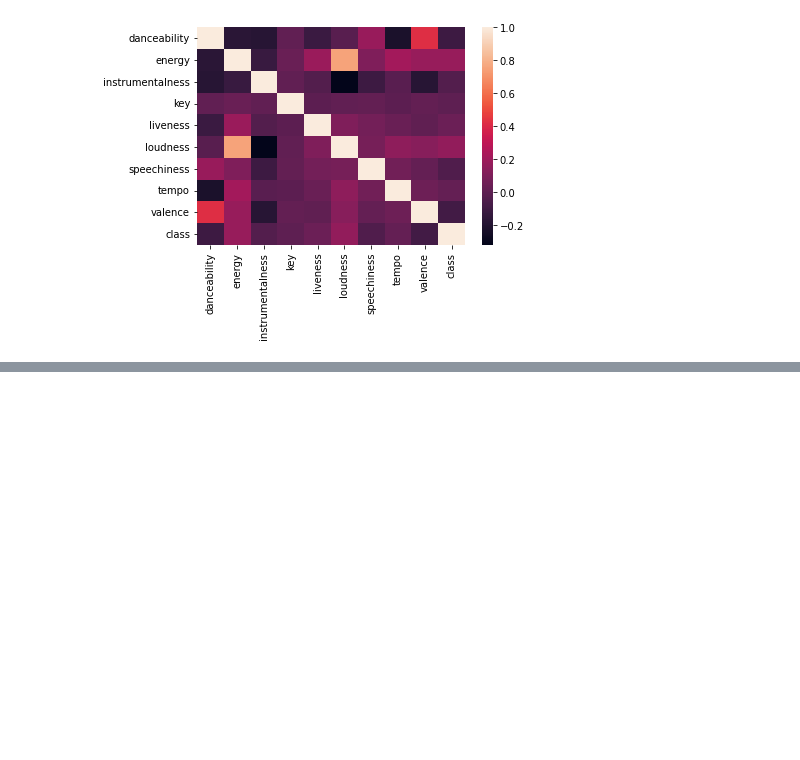
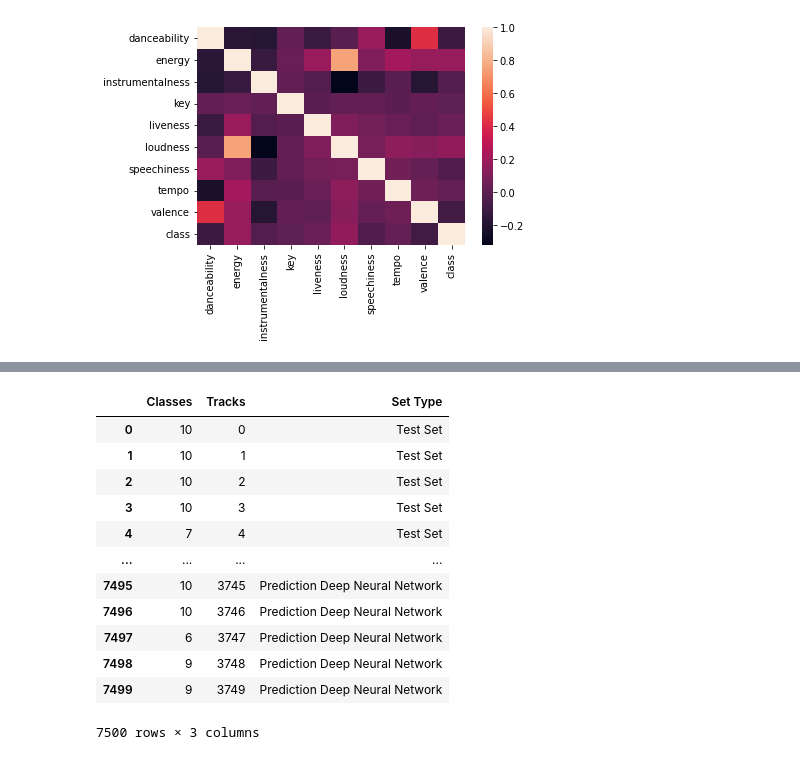
Before and after one commit to Felipelv199/spotify-tracks-genres-classifier, a Jupyter notebook: src/simple_neural_network.ipynb, the cells around one changed output, grey strips where cells are left out. Drawn from its saved outputs; the diff is of its cells as text; code cells hidden in the pictures; blank space fills up the shorter version.

```diff
--- a/src/simple_neural_network.ipynb
+++ b/src/simple_neural_network.ipynb
@@ -308,0 +349,36 @@ model.evaluate(x_test, y_test)
+# %%
+import plotly.graph_objects as go
+
+df_dict = {
+    "Classes": [],
+    "Tracks": [],
+    "Set Type": [],
+}
+
+for yi in y_n_test:
+    df_dict["Classes"].append(yi)
+    df_dict["Set Type"].append("Test Set")
+
+for yi in y_pred:
+    df_dict["Classes"].append(yi)
+    df_dict["Set Type"].append("Prediction Deep Neural Network")
+
+df_dict["Tracks"] += list(np.arange(len(y_test)))
+df_dict["Tracks"] += list(np.arange(len(y_pred)))
+
+df_test = pd.DataFrame(df_dict)
+df_test
+# %% [output]
+|  | Classes | Tracks | Set Type |
+| 0 | 10 | 0 | Test Set |
+| 1 | 10 | 1 | Test Set |
+| 2 | 10 | 2 | Test Set |
+| 3 | 10 | 3 | Test Set |
+| 4 | 7 | 4 | Test Set |
+| ... | ... | ... | ... |
+| 7495 | 10 | 3745 | Prediction Deep Neural Network |
+| 7496 | 10 | 3746 | Prediction Deep Neural Network |
+| 7497 | 6 | 3747 | Prediction Deep Neural Network |
+| 7498 | 9 | 3748 | Prediction Deep Neural Network |
+| 7499 | 9 | 3749 | Prediction Deep Neural Network |
+7500 rows × 3 columns
```
Also changed, not shown: parts of 15 cells of this notebook, 6 other files.
